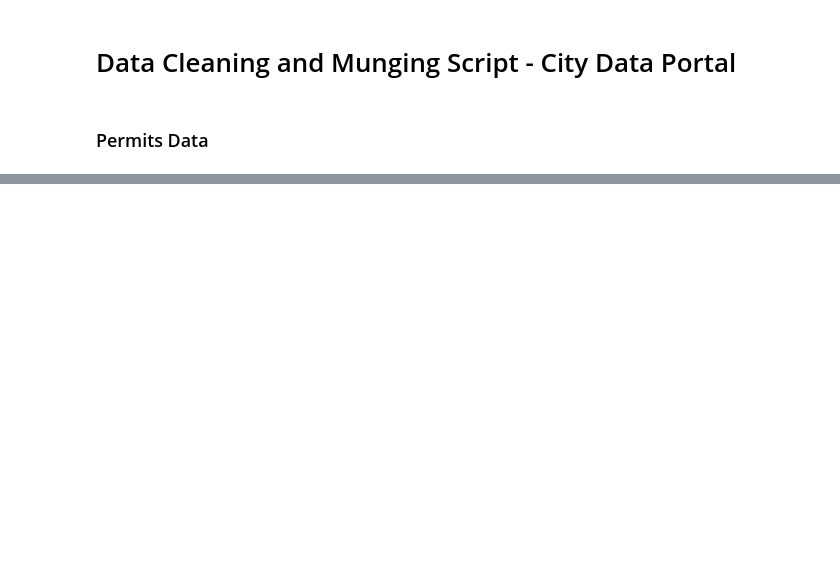
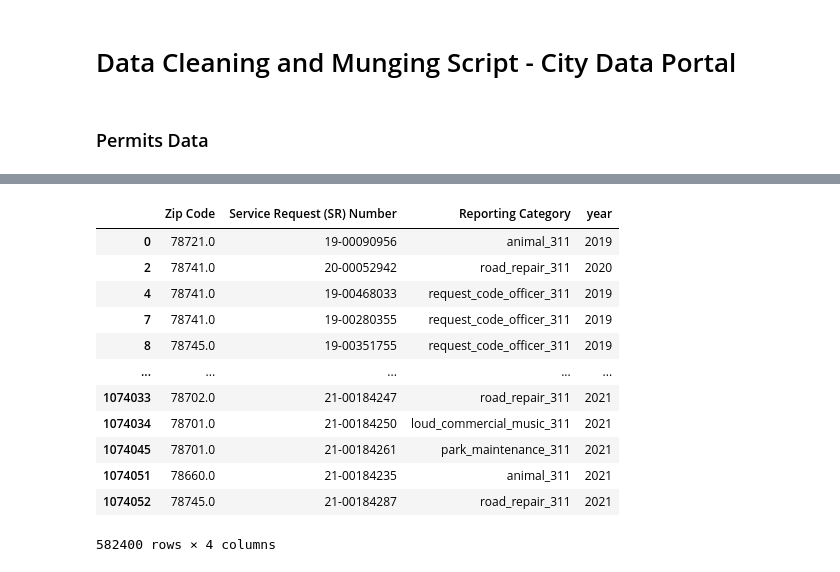
Before and after one commit to catonbrewster1/austin_gentrification, a Jupyter notebook: clean_munge_city.ipynb, the cells around one changed output, grey strips where cells are left out. Drawn from its saved outputs; the diff is of its cells as text; code cells hidden in the pictures; blank space fills up the shorter version.

```diff
--- a/clean_munge_city.ipynb
+++ b/clean_munge_city.ipynb
@@ -80,0 +204,40 @@ permits_year_count
+# %%
+three11_data = pd.read_csv("raw_data/311_Unified_Data_Test_Site_2019.csv")
+# %%
+conditions = [
+    (three11_data['SR Description'].isin(['Animal - Proper Care', 'Animal Control - Assistance Request', 'Found Animal Report - Keep', 'Injured / Sick Animal','Loose Dog','Wildlife Exposure'])),
+    (three11_data['SR Description'].isin(['Austin Code - Request Code Officer'])),
+    (three11_data['SR Description'].isin(['Graffiti Abatement', 'Public Health - Graffiti Abatement'])),
+    (three11_data['SR Description'].isin(['Loud Commercial Music'])),
+    (three11_data['SR Description'].isin(['Park Maintenance - Grounds'])),
+    (three11_data['SR Description'].isin(['Debris in Street', 'Pothole Repair', 'Sign - Traffic Sign Maintenance', 'Street Light Issue- Address', 'Traffic Signal - Dig Tess Request', 'Traffic Signal - Maintenance'])),
+    ]
+
+values = ['animal_311', 'request_code_officer_311', 'graffiti_311',
+          'loud_commercial_music_311', 'park_maintenance_311', 'road_repair_311']
+
+three11_data['Reporting Category'] = np.select(conditions, values)
+three11_small = three11_data[three11_data['Reporting Category'] != '0'].drop('SR Description', axis = 1)
+# %%
+three11_small.loc[:,'Created Date'] = pd.to_datetime(three11_small.loc[:,'Created Date'])
+three11_small['year'] = three11_small.loc[:,'Created Date'].dt.to_period("Y")
+#crime = crime.drop('Occurred Date Time', axis = 1)
+# %%
+three11.columns = three11_small[three11_small['year'] >= pd.Period(2011)]
+three11 = three11.loc[:,('Zip Code', 'Service Request (SR) Number', 'Reporting Category', 'year')]
+# %%
+three11
+# %% [output]
+|  | Zip Code | Service Request (SR) Number | Reporting Category | year |
+| 0 | 78721.0 | 19-00090956 | animal_311 | 2019 |
+| 2 | 78741.0 | 20-00052942 | road_repair_311 | 2020 |
+| 4 | 78741.0 | 19-00468033 | request_code_officer_311 | 2019 |
+| 7 | 78741.0 | 19-00280355 | request_code_officer_311 | 2019 |
+| 8 | 78745.0 | 19-00351755 | request_code_officer_311 | 2019 |
+| ... | ... | ... | ... | ... |
+| 1074033 | 78702.0 | 21-00184247 | road_repair_311 | 2021 |
+| 1074034 | 78701.0 | 21-00184250 | loud_commercial_music_311 | 2021 |
+| 1074045 | 78701.0 | 21-00184261 | park_maintenance_311 | 2021 |
+| 1074051 | 78660.0 | 21-00184235 | animal_311 | 2021 |
+| 1074052 | 78745.0 | 21-00184287 | road_repair_311 | 2021 |
+582400 rows × 4 columns
```
Also changed, not shown: parts of 23 cells of this notebook, 1 other file.
